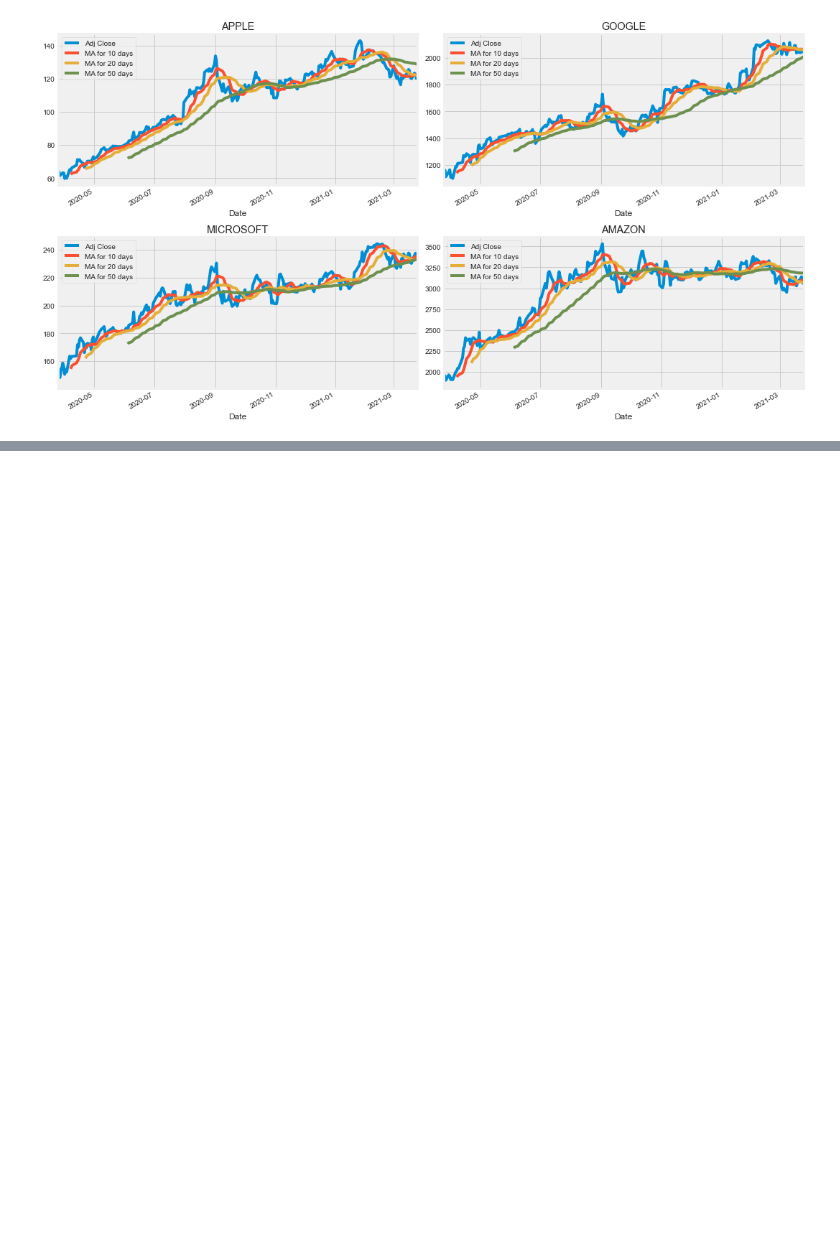
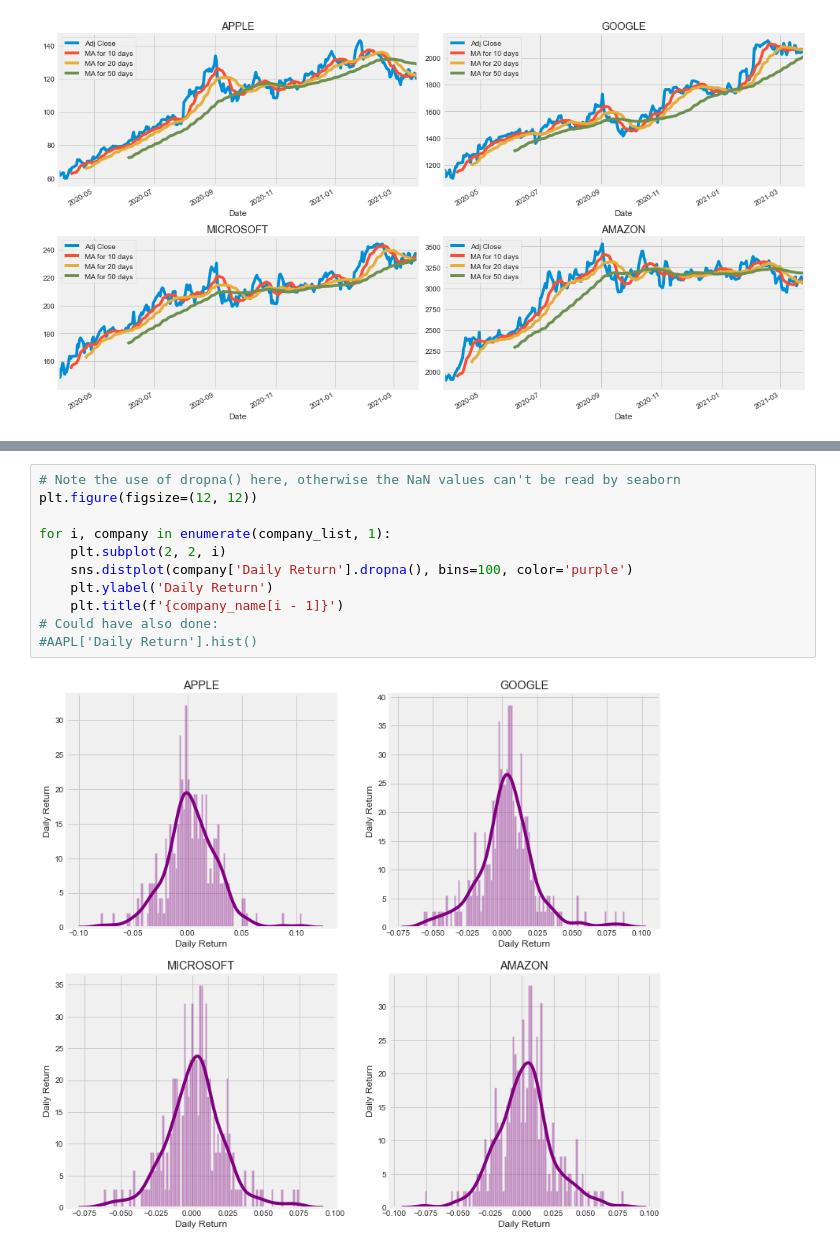
Before and after one commit to HaoLiNick/Coding2021, a Jupyter notebook: Stock/Stock_LSTM_Kaggle.ipynb, the cells around one changed output, grey strips where cells are left out. Saved outputs shown, nothing was run; the diff lists cells and outputs as text; blank space fills up the shorter version.

```diff
--- a/Stock/Stock_LSTM_Kaggle.ipynb
+++ b/Stock/Stock_LSTM_Kaggle.ipynb
@@ -170,0 +213,13 @@ The colNum attribute was deprecated in Matplotlib 3.2 and will be removed two mi
+# %%
+# Note the use of dropna() here, otherwise the NaN values can't be read by seaborn
+plt.figure(figsize=(12, 12))
+
+for i, company in enumerate(company_list, 1):
+    plt.subplot(2, 2, i)
+    sns.distplot(company['Daily Return'].dropna(), bins=100, color='purple')
+    plt.ylabel('Daily Return')
+    plt.title(f'{company_name[i - 1]}')
+# Could have also done:
+#AAPL['Daily Return'].hist()
+# %% [output]
+[figure, added]
```
Also changed, not shown: parts of 1 cell of this notebook.
